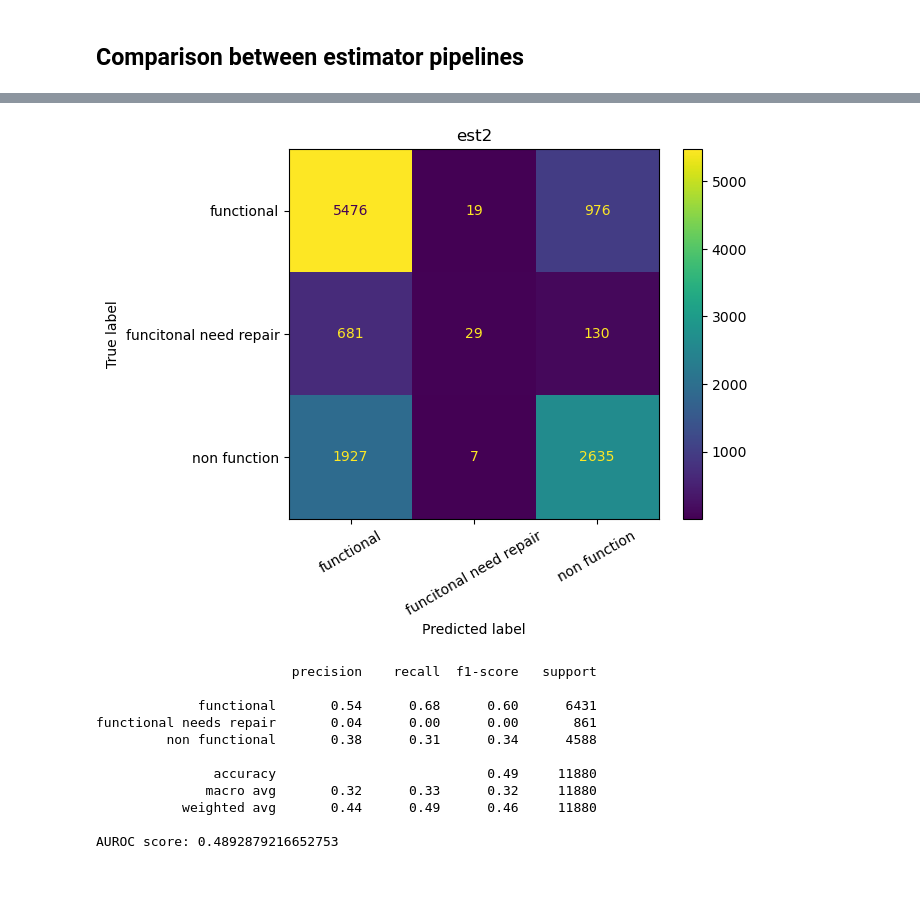
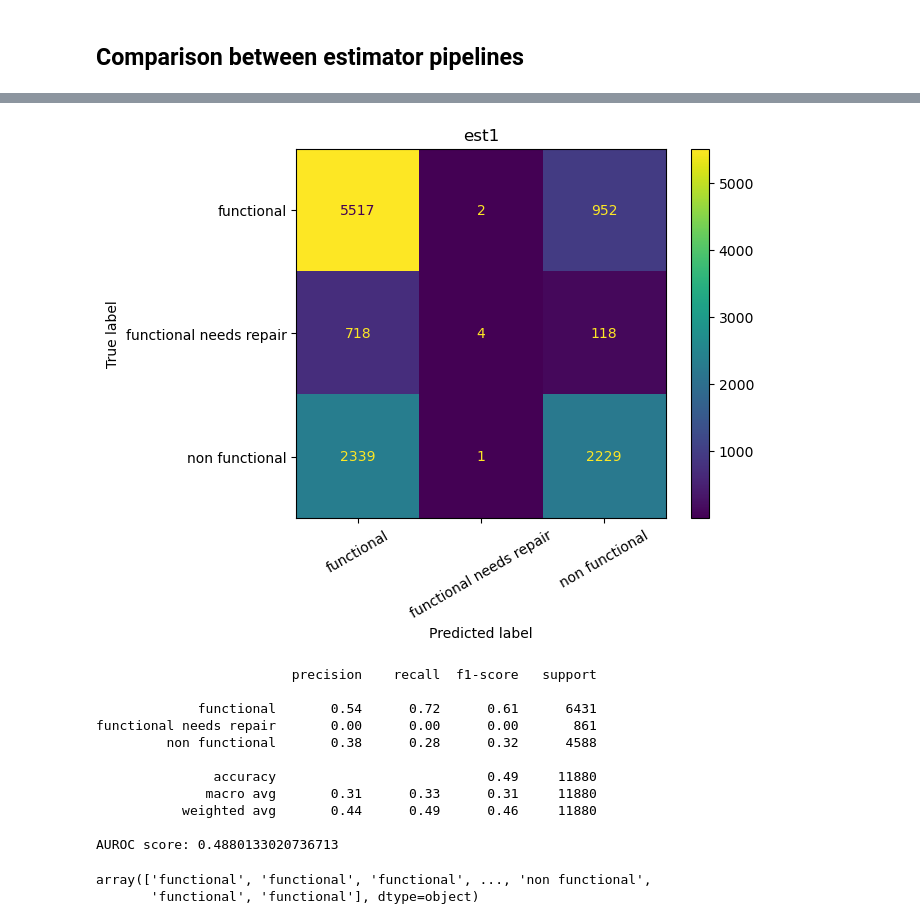
Before and after one commit to roberthobblebottom/pump-it-up, a Jupyter notebook: 1.ipynb, the cells around one changed output, grey strips where cells are left out. Drawn from its saved outputs; the diff is of its cells as text; code cells hidden in the pictures; blank space fills up the shorter version.

```diff
--- a/1.ipynb
+++ b/1.ipynb
@@ -382,0 +434,15 @@ y_probabilities_1 = pipeline_1.predict_proba(x_test)
+# %%
+def ax_optimise(parameters):
+    predictions = train_predict_est_1(parameters, x_train,y_train.values.ravel(),x_test,show_stats=False)
+
+    return mean_absolute_error(y_test_binarized,
+    label_binarize(predictions,classes=['functional','functional needs repair','non functional'])
+    )
+
+best_parameters, values, experiment, model = optimize(
+    parameters=parameterScope,
+    evaluation_function=ax_optimise,
+    objective_name='accuracy',
+    total_trials=16,
+    minimize=True
+)
@@ -435,23 +609,17 @@ AUROC score: 0.4870865215063838
-# %%
-cm = confusion_matrix(y_test,y_predictions_2)
-display = ConfusionMatrixDisplay(confusion_matrix=cm,display_labels=["functional","funcitonal need repair", "non function"])
-display.plot()
-plt.xticks(rotation = 30)
-plt.title("est2")
-plt.show()
-
-print(classification_report(y_train, y_predictions_2))
-print("AUROC score:",roc_auc_score(y_test_binarized, y_probabilities_2,multi_class='ovr',labels=[0,1,2]))
-# %% [output]
-[figure, removed]
-                         precision    recall  f1-score   support
-
-             functional       0.54      0.68      0.60      6431
-functional needs repair       0.04      0.00      0.00       861
-         non functional       0.38      0.31      0.34      4588
-
-               accuracy                           0.49     11880
-              macro avg       0.32      0.33      0.32     11880
-           weighted avg       0.44      0.49      0.46     11880
-
-AUROC score: 0.4892879216652753
+# %%
+train_predict_est_1(best_parameters, x_train,y_train.values.ravel(),x_test,show_stats=True)
+# %% [output]
+[figure, added]
+                         precision    recall  f1-score   support
+
+             functional       0.54      0.72      0.61      6431
+functional needs repair       0.00      0.00      0.00       861
+         non functional       0.38      0.28      0.32      4588
+
+               accuracy                           0.49     11880
+              macro avg       0.31      0.33      0.31     11880
+           weighted avg       0.44      0.49      0.46     11880
+
+AUROC score: 0.4880133020736713
+array(['functional', 'functional', 'functional', ..., 'non functional',
+       'functional', 'functional'], dtype=object)
```
Also changed, not shown: parts of 29 cells of this notebook.
